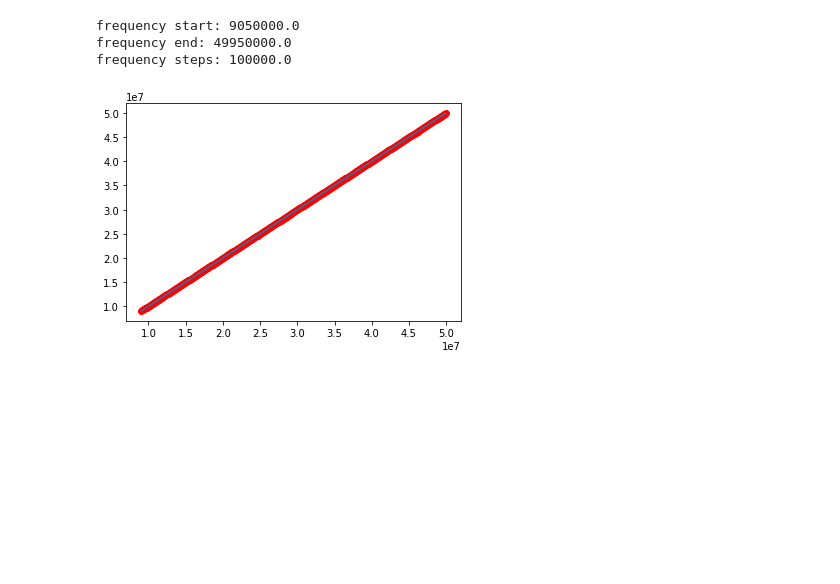
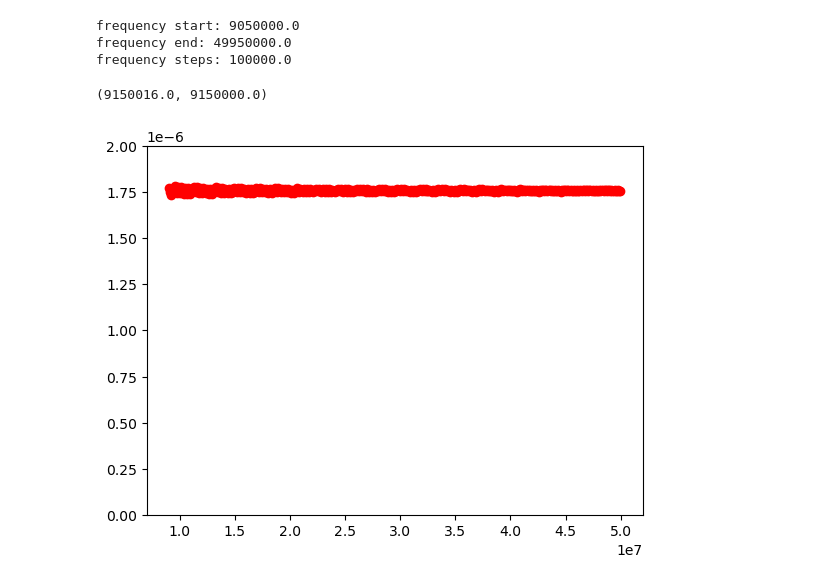
Before and after one commit to lusee-night/notebooks, a Jupyter notebook: calibrator/find_amp_phase.ipynb, the cells around one changed output. Saved outputs shown, nothing was run; the diff lists cells and outputs as text; code cells hidden in the pictures; blank space fills up the shorter version.

```diff
--- a/calibrator/find_amp_phase.ipynb
+++ b/calibrator/find_amp_phase.ipynb
@@ -13,14 +13,14 @@ Npt = Ns * Nx # total length
 # %%
-data_undrifted = np.genfromtxt("25mhz_240611_153549.csv", delimiter=',')[:,4]
+data_undrifted = np.genfromtxt("data/240611/25mhz_240611_153549.csv", delimiter=',')[:,4]
 sampling_rate_data = 250e6
 # %%
 wave_f = np.fft.rfft(wave)
 freqs = np.fft.rfftfreq(Ns)
 b_w = wave_f[181:-24:2]
-f_og = freqs[181:-24:2]
-print(f'frequency start: {f_og[0]*sampling_rate_cal}')
-print(f'frequency end: {f_og[-1]*sampling_rate_cal}')
-print(f'frequency steps: {(f_og[1] - f_og[0])*sampling_rate_cal}')
+f_og = freqs[181:-24:2]*sampling_rate_cal
+print(f'frequency start: {f_og[0]}')
+print(f'frequency end: {f_og[-1]}')
+print(f'frequency steps: {(f_og[1] - f_og[0])}')
 # %% [output]
 frequency start: 9050000.0
 frequency end: 49950000.0
@@ -56,12 +56,16 @@ def get_peaks (signal, Nex=1, fbase=50e3, fstep=100e3, fmax=1e6, fdelta=30e3, sa
     return np.array(freqs), np.array(a_w), df, Nex*2*signal_l
 # %%
 freqs, a_w, df, sigb = get_peaks(data_undrifted, 20, fbase=9e6+50e3, fmax=50e6, sampling_rate=sampling_rate_data)
+# %%
+freqs[1],f_og[1]
+# %% [output]
+(9150016.0, 9150000.0)
 # %%
-plt.plot(f_og*sampling_rate_cal, freqs, 'ro')
-plt.plot(f_og*sampling_rate_cal, freqs)
+plt.plot(f_og, freqs/f_og-1, 'ro')
+plt.ylim(0,2e-6)
 plt.show()
 # %% [output]
-[figure, old version]
+[figure, new version]
 # %%
 bw_conj = np.conj(b_w)
 amp_coefs = np.abs(a_w * bw_conj)
```
Also changed, not shown: parts of 7 cells of this notebook.
